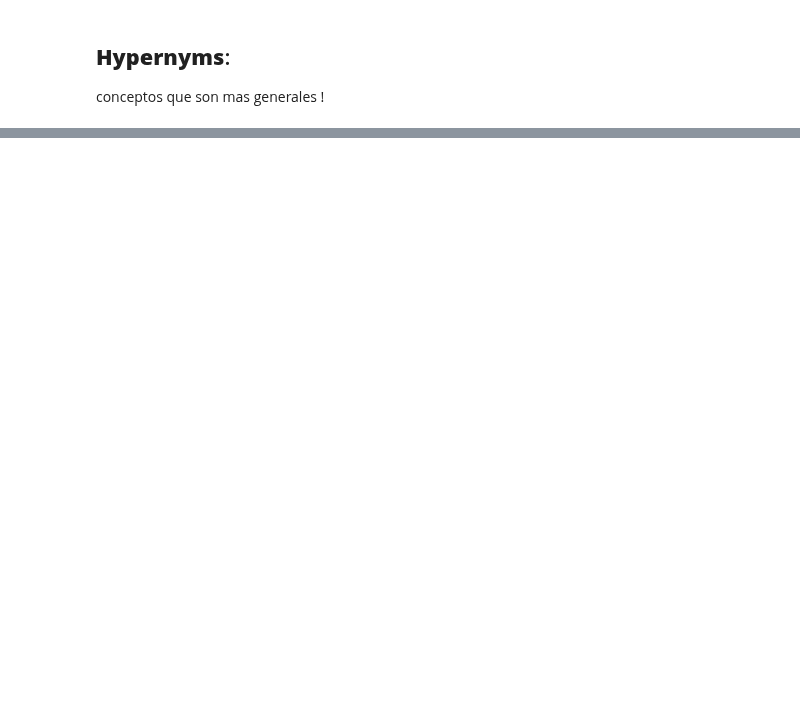
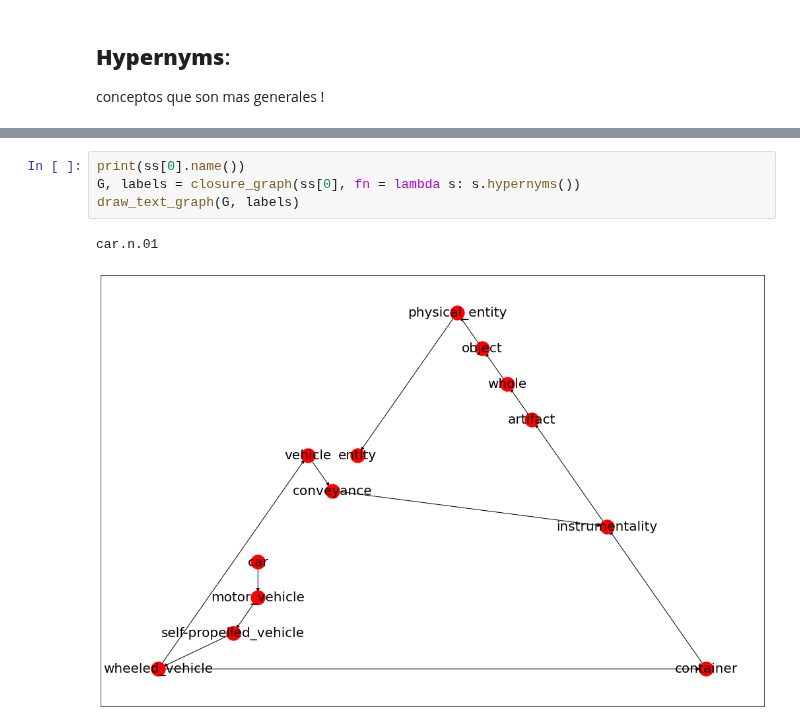
Before and after one commit to jaidenmeiden/natural-language-processing, a Jupyter notebook: Configuración Ambiente de Trabajo/4. Recursos léxicos en NLTK.ipynb, the cells around one changed output, grey strips where cells are left out. Drawn from its saved outputs; the diff is of its cells as text; blank space fills up the shorter version.

```diff
--- a/Configuración Ambiente de Trabajo/4. Recursos léxicos en NLTK.ipynb
+++ b/Configuración Ambiente de Trabajo/4. Recursos léxicos en NLTK.ipynb
@@ -66,0 +266,7 @@ similitud entre '**animal**' y '**gato**'
+# %%
+print(ss[0].name())
+G, labels = closure_graph(ss[0], fn = lambda s: s.hypernyms())
+draw_text_graph(G, labels)
+# %% [output]
+car.n.01
+[figure, added]
```
Also changed, not shown: parts of 53 cells of this notebook, 1 other file.
